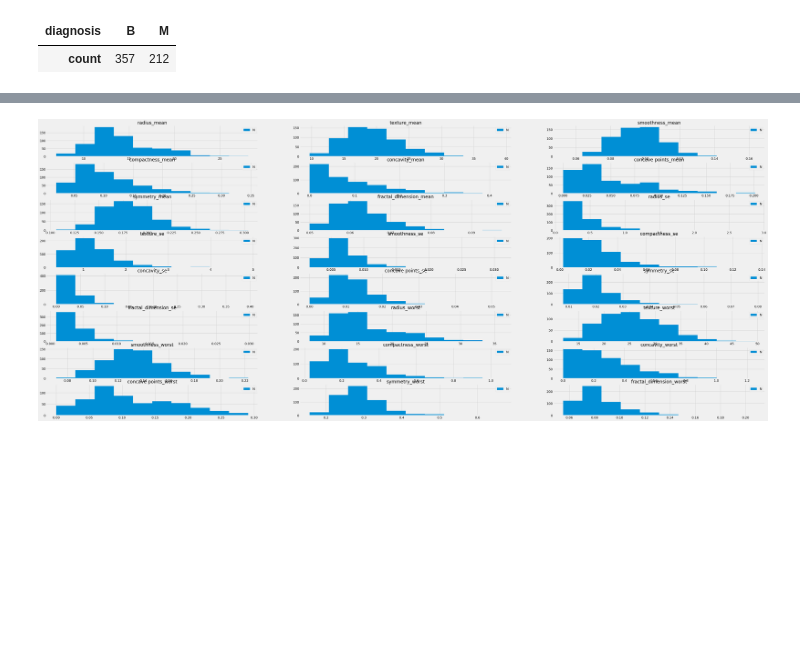
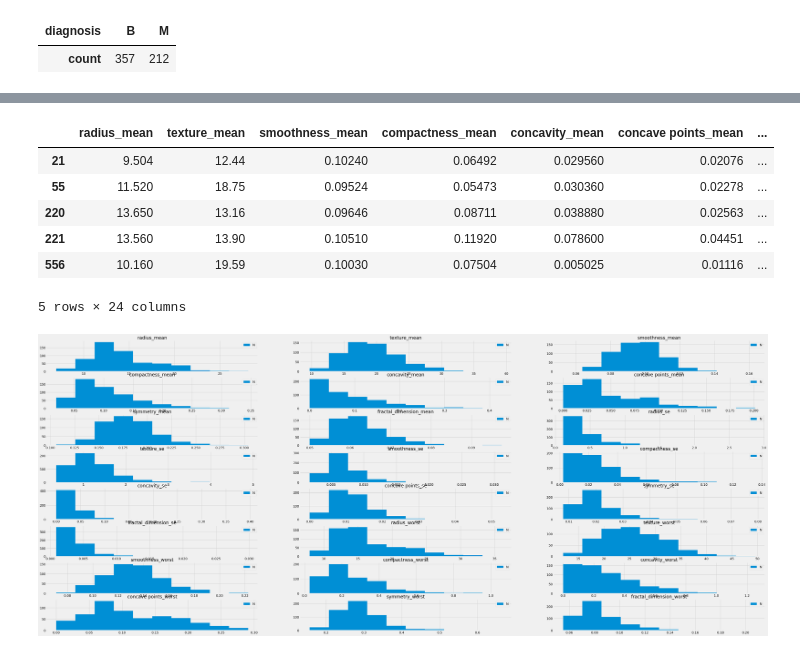
Before and after one commit to Feinst69/building-perceptron, a Jupyter notebook: data_analysis_prep.ipynb, the cells around one changed output, grey strips where cells are left out. Saved outputs shown, nothing was run; the diff lists cells and outputs as text; code cells hidden in the pictures; blank space fills up the shorter version.

```diff
--- a/data_analysis_prep.ipynb
+++ b/data_analysis_prep.ipynb
@@ -273,6 +289,16 @@ for feature in df_resampled.columns:
     plt.legend([f'N = {y.value_counts().to_dict()}'])
     plt.savefig(f'figures/histograms resampled/{feature}_histogram_resampled.png')
     plt.close()
+# %%
+df_resampled.head()
+# %% [output]
+|  | radius_mean | texture_mean | smoothness_mean | compactness_mean | concavity_mean | concave points_mean | ... |
+| 21 | 9.504 | 12.44 | 0.10240 | 0.06492 | 0.029560 | 0.02076 | ... |
+| 55 | 11.520 | 18.75 | 0.09524 | 0.05473 | 0.030360 | 0.02278 | ... |
+| 220 | 13.650 | 13.16 | 0.09646 | 0.08711 | 0.038880 | 0.02563 | ... |
+| 221 | 13.560 | 13.90 | 0.10510 | 0.11920 | 0.078600 | 0.04451 | ... |
+| 556 | 10.160 | 19.59 | 0.10030 | 0.07504 | 0.005025 | 0.01116 | ... |
+5 rows × 24 columns
 # %%
 # For the full view
 plt.figure(figsize=(50,30))
```
Also changed, not shown: parts of 14 cells of this notebook.
